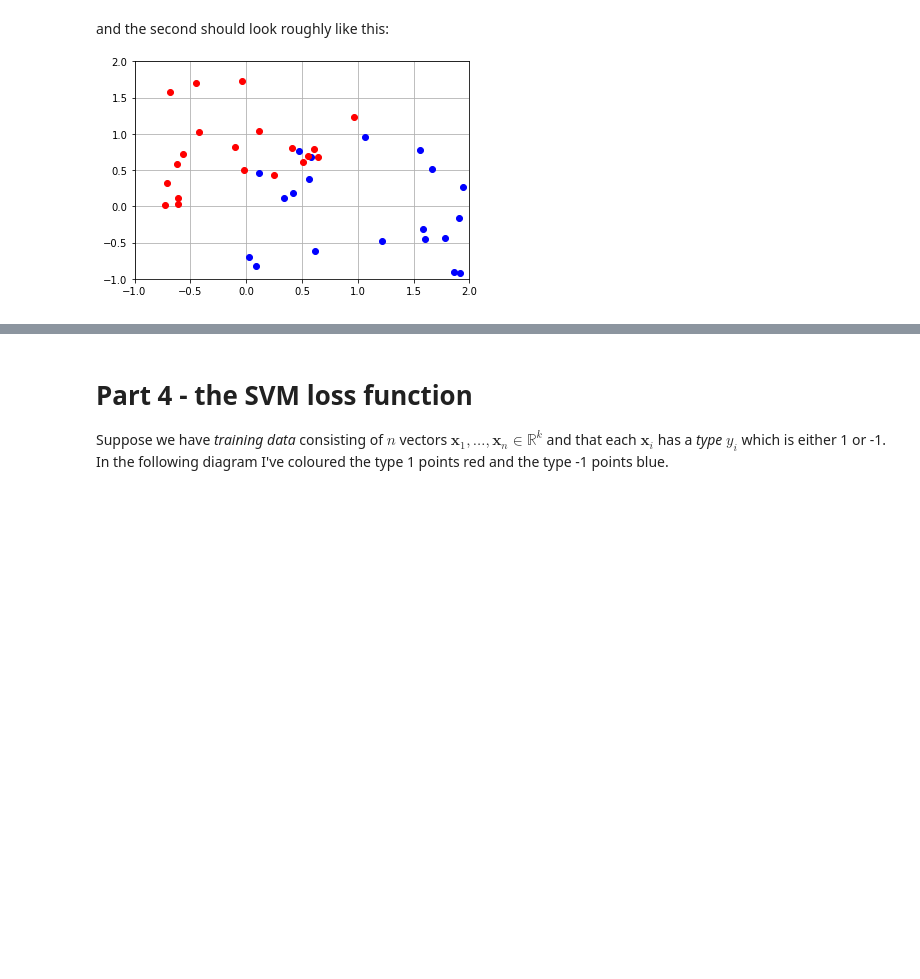
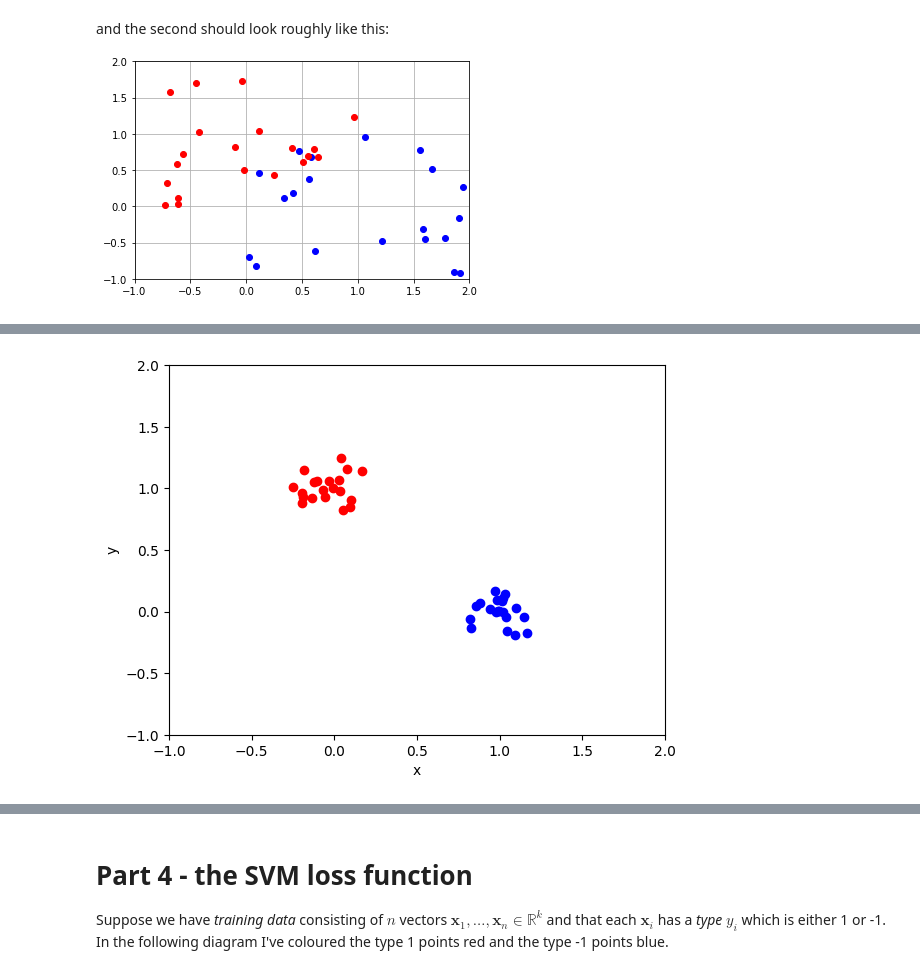
Before and after one commit to RD-44/Gradient-Descent-and-SVM, a Jupyter notebook: Gradient descent and support vector machines.ipynb, the cells around one changed output, grey strips where cells are left out. Saved outputs shown, nothing was run; the diff lists cells and outputs as text; code cells hidden in the pictures; blank space fills up the shorter version.

```diff
--- a/Gradient descent and support vector machines.ipynb
+++ b/Gradient descent and support vector machines.ipynb
@@ -176,0 +254,14 @@ def generate_random_data(x0, y0, spread, n):
+# %%
+def generate_random_data(x0, y0, spread, n):
+
+    points = []
+
+    for _ in range(n):
+        # Generate random magnitude and angle of vector starting at (x0, y0)
+        mag = np.random.random() * spread
+        angle = np.random.random() * 2 * np.pi
+        points.append(np.array([x0 + mag * np.cos(angle), y0 + mag * np.sin(angle)]))
+
+    return np.array(points)
+
+print(generate_random_data(1, 1, 0.1, 10))
@@ -177 +279,21 @@ def generate_random_data(x0, y0, spread, n):
+# %%
+# function to plot random data given a spread
+def plot_data(spread):
+    arr = generate_random_data(0, 1, spread, 20)
+    x, y = zip(*arr)
+    plt.plot(x, y, 'ro')
+
+    arr = generate_random_data(1, 0, spread, 20)
+    x, y = zip(*arr)
+    plt.plot(x, y, 'bo')
+
+    plt.xlabel("x")
+    plt.ylabel("y")
+    plt.xlim((-1, 2))
+    plt.ylim((-1, 2))
+
+# first plot, where the spread is small
+plot_data(0.25)
+# %% [output]
+[figure, added]
 # %%
```
Also changed, not shown: parts of 21 cells of this notebook, 1 other file.
